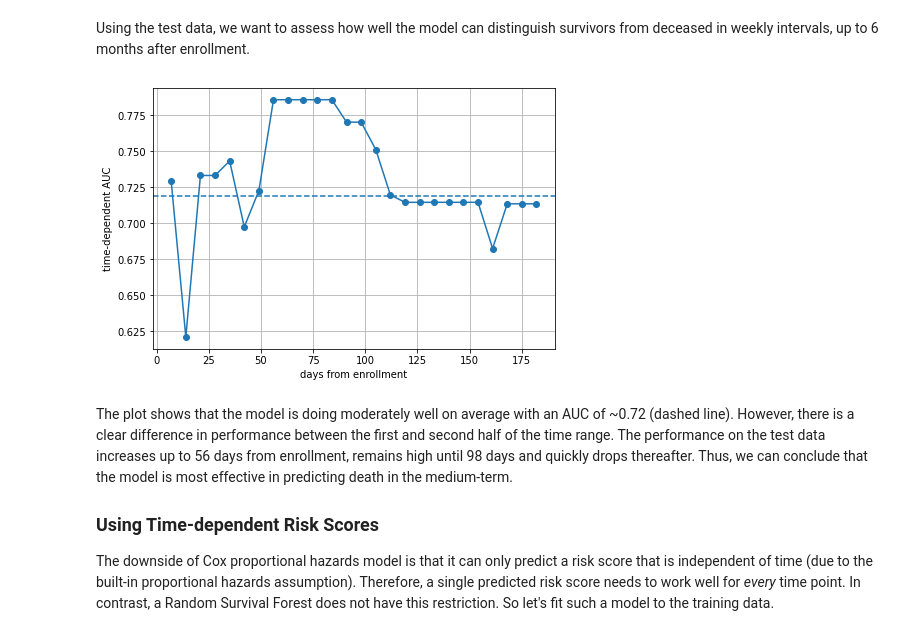
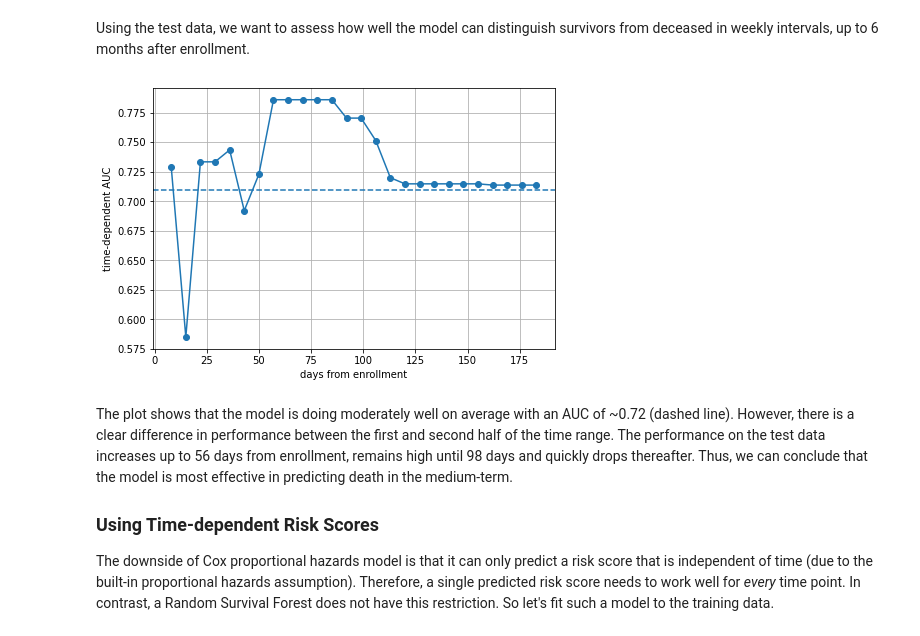
Before and after one commit to sebp/scikit-survival, a Jupyter notebook: doc/user_guide/evaluating-survival-models.ipynb, the cells around one changed output. Cells and saved outputs as stored; diff of their text form; code cells hidden in the pictures.

```diff
--- a/doc/user_guide/evaluating-survival-models.ipynb
+++ b/doc/user_guide/evaluating-survival-models.ipynb
@@ -304,19 +304,19 @@ Pipeline(steps=[('onehotencoder', OneHotEncoder()),
 # %% [markdown]
 Using the test data, we want to assess how well the model can distinguish survivors from deceased in weekly intervals, up to 6 months after enrollment.
 # %%
-va_times = np.arange(7, 183, 7)
+va_times = np.arange(8, 184, 7)
 cph_risk_scores = cph.predict(va_x_test)
 cph_auc, cph_mean_auc = cumulative_dynamic_auc(
     va_y_train, va_y_test, cph_risk_scores, va_times
 )
 
 plt.plot(va_times, cph_auc, marker="o")
 plt.axhline(cph_mean_auc, linestyle="--")
 plt.xlabel("days from enrollment")
 plt.ylabel("time-dependent AUC")
 plt.grid(True)
 # %% [output]
-[figure, old version]
+[figure, new version]
 # %% [markdown]
 The plot shows that the model is doing moderately well on average with an AUC of ~0.72 (dashed line). However, there is a clear difference in performance between the first and second half of the time range. The performance on the test data increases up to 56 days from enrollment, remains high until 98 days and quickly drops thereafter. Thus, we can conclude that the model is most effective in predicting death in the medium-term.
 
```
Also changed, not shown: parts of 19 cells of this notebook, 3 other files.
